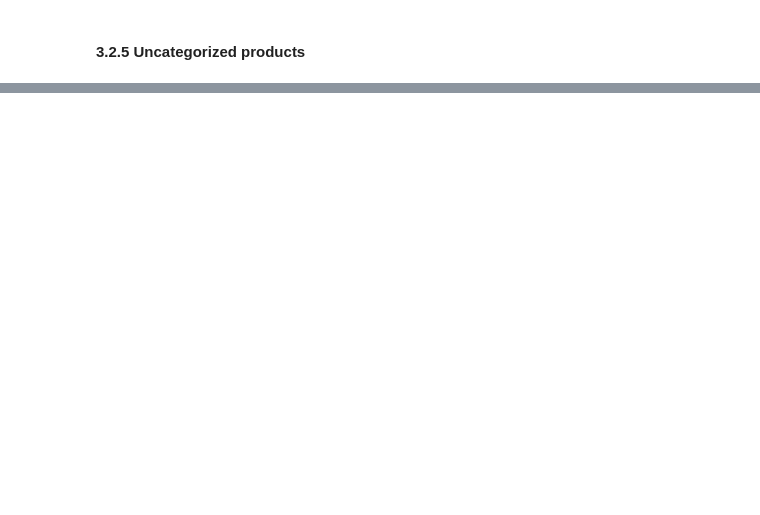
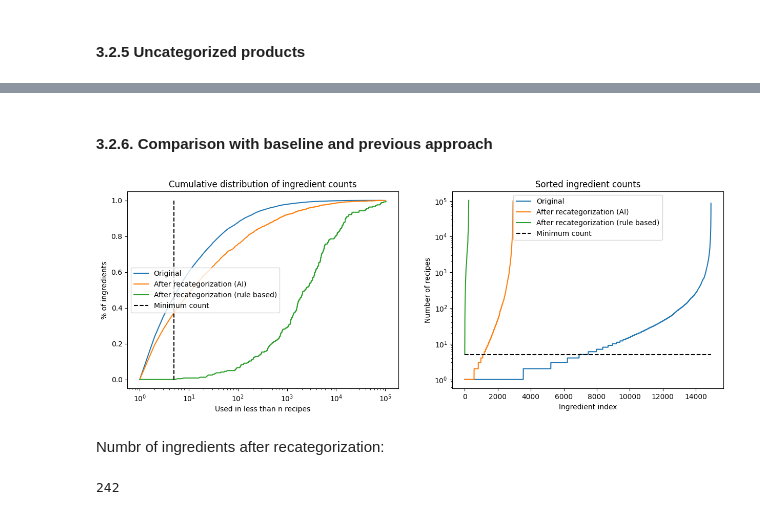
Before and after one commit to Tremirre/EaT-PIM-Revised, a Jupyter notebook: report.ipynb, the cells around one changed output, grey strips where cells are left out. Cells and saved outputs as stored; diff of their text form; code cells hidden in the pictures; blank space fills up the shorter version.

```diff
--- a/report.ipynb
+++ b/report.ipynb
@@ -597,0 +607,38 @@ ingredient_map["None"]["None"][:20]
+# %% [markdown]
+#### 3.2.6. Comparison with baseline and previous approach
+# %%
+rule_re_counts_arr = np.array(tuple(ingredient_rule_recounts.values()))
+rule_re_ing_x = [i for i in range(1, rule_re_counts_arr.max() + 1)]
+rule_re_ing_y = [(rule_re_counts_arr < i).sum() / rule_re_counts_arr.shape[0] for i in rule_re_ing_x]
+
+fig, axs = plt.subplots(1, 2, figsize=(15, 5))
+
+axs[0].plot(ing_x, ing_y, label="Original")
+axs[0].plot(re_ing_x, re_ing_y, label="After recategorization (AI)")
+axs[0].plot(rule_re_ing_x, rule_re_ing_y, label="After recategorization (rule based)")
+axs[0].plot([MIN_RECIPIES_COUNT, MIN_RECIPIES_COUNT], [0, 1], label="Minimum count", linestyle="--", color="black")
+axs[0].set_xscale('log')
+axs[0].set_title("Cumulative distribution of ingredient counts")
+axs[0].set_xlabel("Used in less than n recipes")
+axs[0].set_ylabel("% of ingredients")
+axs[0].legend()
+
+axs[1].plot(sorted(counts_arr), label="Original")
+axs[1].plot(sorted(re_counts_arr), label="After recategorization (AI)")
+axs[1].plot(sorted(rule_re_counts_arr), label="After recategorization (rule based)")
+axs[1].plot([0, counts_arr.shape[0]], [MIN_RECIPIES_COUNT, MIN_RECIPIES_COUNT], label="Minimum count", linestyle="--", color="black")
+axs[1].set_title("Sorted ingredient counts")
+axs[1].set_xlabel("Ingredient index")
+axs[1].set_ylabel("Number of recipes")
+axs[1].legend()
+axs[1].set_yscale('log')
+
+plt.show()
+# %% [output]
+[figure, added]
+# %% [markdown]
+Numbr of ingredients after recategorization:
+# %%
+len(ingredient_rule_recounts)
+# %% [output]
+242
```
Also changed, not shown: parts of 15 cells of this notebook, 1 other file.
